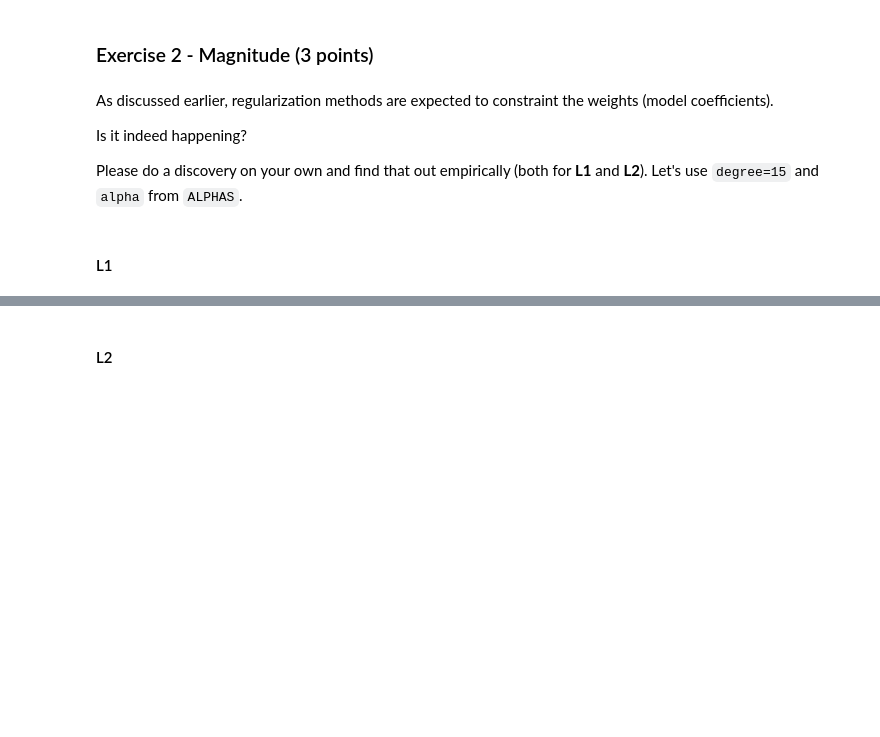
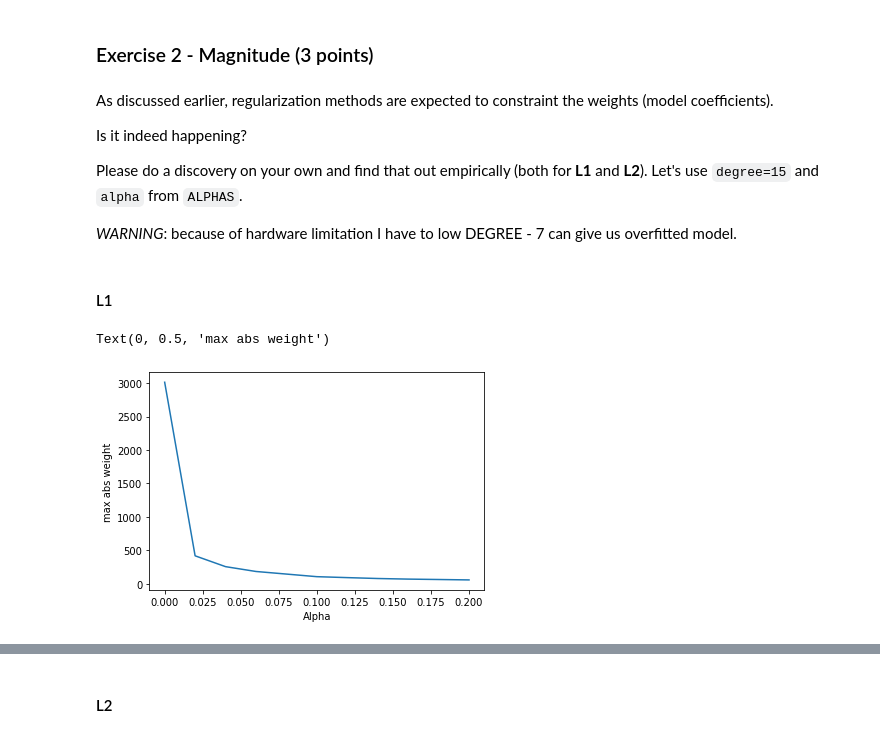
Before and after one commit to Feosen/ml-intro-2022-4, a Jupyter notebook: notebooks/overfitting_regularization.ipynb, the cells around one changed output, grey strips where cells are left out. Saved outputs shown, nothing was run; the diff lists cells and outputs as text; code cells hidden in the pictures; blank space fills up the shorter version.

```diff
--- a/notebooks/overfitting_regularization.ipynb
+++ b/notebooks/overfitting_regularization.ipynb
@@ -448,5 +448,12 @@ As discussed earlier, regularization methods are expected to constraint the weig
 Is it indeed happening?
 
 Please do a discovery on your own and find that out empirically (both for **L1** and **L2**). Let's use `degree=15` and `alpha` from `ALPHAS`.
+
+
+*WARNING*: because of hardware limitation I have to low DEGREE - 7 can give us overfitted model.
+# %%
+ALPHAS = np.linspace(0, 0.2, 1 + 10)
+DEGREE = 7
+EPS = np.finfo(np.float64).eps
 # %% [markdown]
 #### L1
@@ -454,0 +460,19 @@ Please do a discovery on your own and find that out empirically (both for **L1**
+# %%
+d_rmse_train_1, d_rmse_valid_1, d_weight_1 = [], [], []
+d_non_zero_1 = []
+for alpha in ALPHAS:
+    results = cross_validate(make_model(degree=DEGREE, penalty='L1', alpha=alpha),
+                             X_diabetes, y_diabetes, cv=5, n_jobs=JOBS_COUNT,
+                             return_train_score=True, return_estimator=True,
+                             scoring='neg_root_mean_squared_error')
+    d_rmse_train_1.append(-np.mean(results['train_score']))
+    d_rmse_valid_1.append(-np.mean(results['test_score']))
+    d_weight_1.append(max(abs(i['reg'].coef_).max()  for i in results['estimator']))
+    d_non_zero_1.append(max(len(list(filter(lambda x: abs(x) > EPS, i['reg'].coef_[0] if 1 == len(i['reg'].coef_) else i['reg'].coef_))) for i in results['estimator']))
+# %%
+plt.plot(ALPHAS, d_weight_1)
+plt.xlabel("Alpha")
+plt.ylabel("max abs weight")
+# %% [output]
+Text(0, 0.5, 'max abs weight')
+[figure, added]
```
Also changed, not shown: parts of 15 cells of this notebook.
